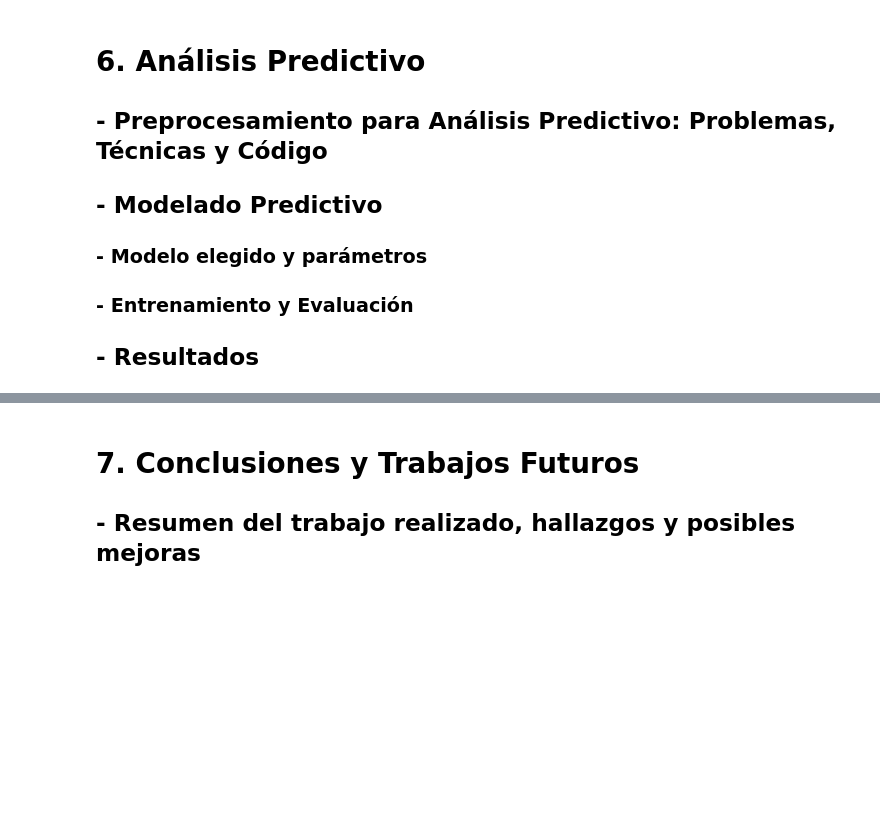
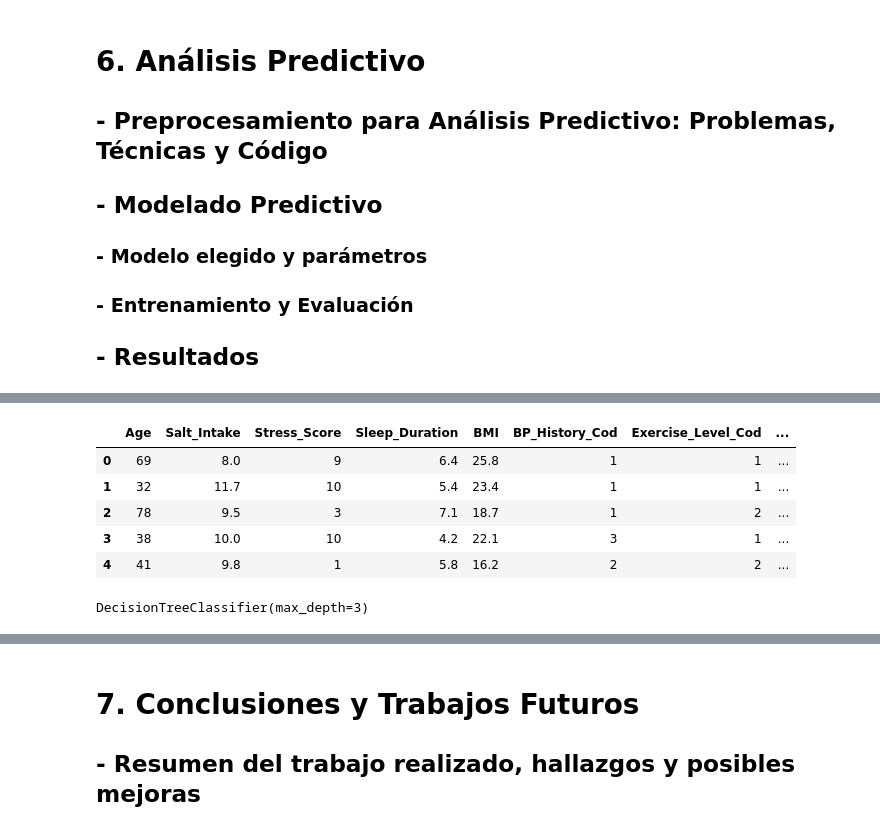
Before and after one commit to AleR26/ColabFiles, a Jupyter notebook: ProyectoProgADAP_263162.ipynb, the cells around one changed output, grey strips where cells are left out. Cells and saved outputs as stored; diff of their text form; code cells hidden in the pictures; blank space fills up the shorter version.

```diff
--- a/ProyectoProgADAP_263162.ipynb
+++ b/ProyectoProgADAP_263162.ipynb
@@ -588,0 +627,17 @@ No tenemos outliers significativos o de importancia, no tenemos distribuciones s
+# %%
+y = df['Has_Hypertension']
+X = df.drop(['Has_Hypertension', 'BP_History', 'Exercise_Level'], axis=1)
+X_train, X_test, y_train, y_test = train_test_split(X, y, test_size=0.2, random_state=42)
+X.head()
+# %% [output]
+|  | Age | Salt_Intake | Stress_Score | Sleep_Duration | BMI | BP_History_Cod | Exercise_Level_Cod | ... |
+| 0 | 69 | 8.0 | 9 | 6.4 | 25.8 | 1 | 1 | ... |
+| 1 | 32 | 11.7 | 10 | 5.4 | 23.4 | 1 | 1 | ... |
+| 2 | 78 | 9.5 | 3 | 7.1 | 18.7 | 1 | 2 | ... |
+| 3 | 38 | 10.0 | 10 | 4.2 | 22.1 | 3 | 1 | ... |
+| 4 | 41 | 9.8 | 1 | 5.8 | 16.2 | 2 | 2 | ... |
+# %%
+clf = DecisionTreeClassifier(criterion='gini', max_depth=3)
+clf.fit(X_train, y_train)
+# %% [output]
+DecisionTreeClassifier(max_depth=3)
```
Also changed, not shown: parts of 6 cells of this notebook.
